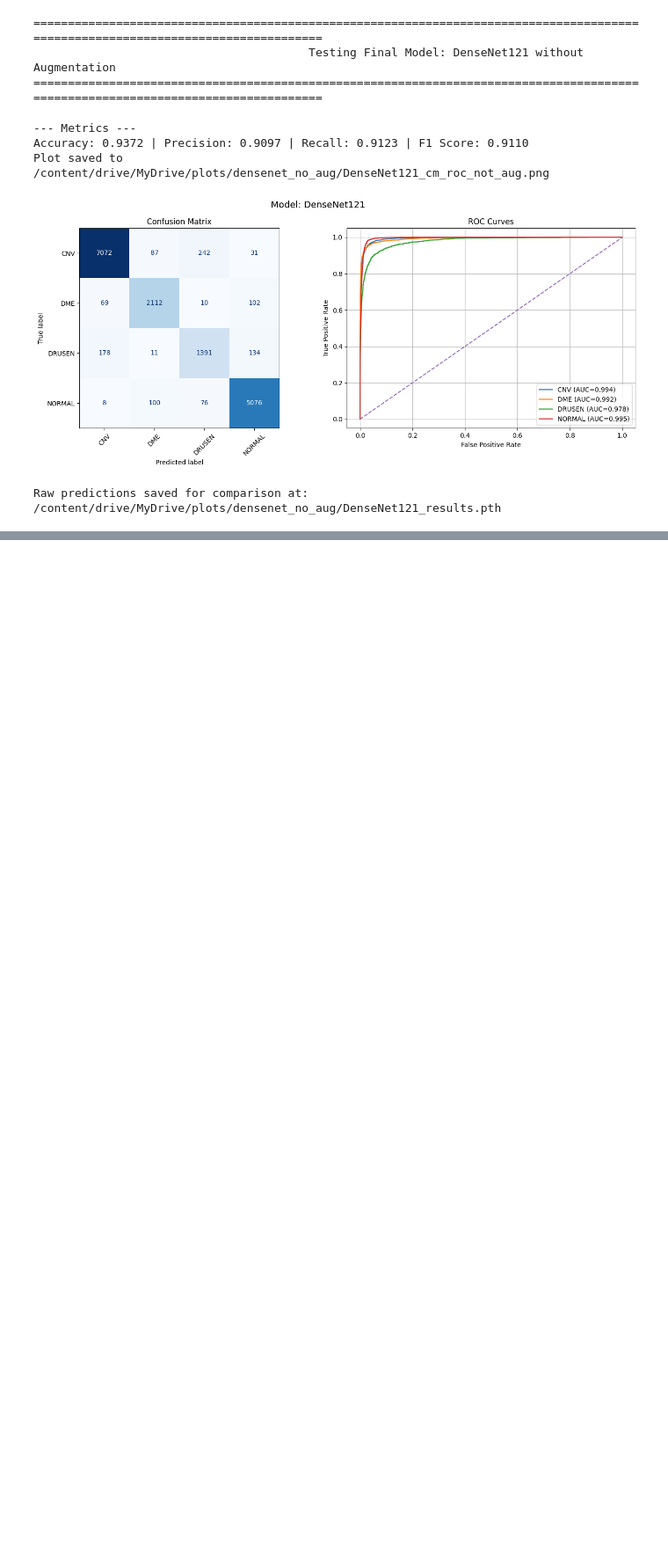
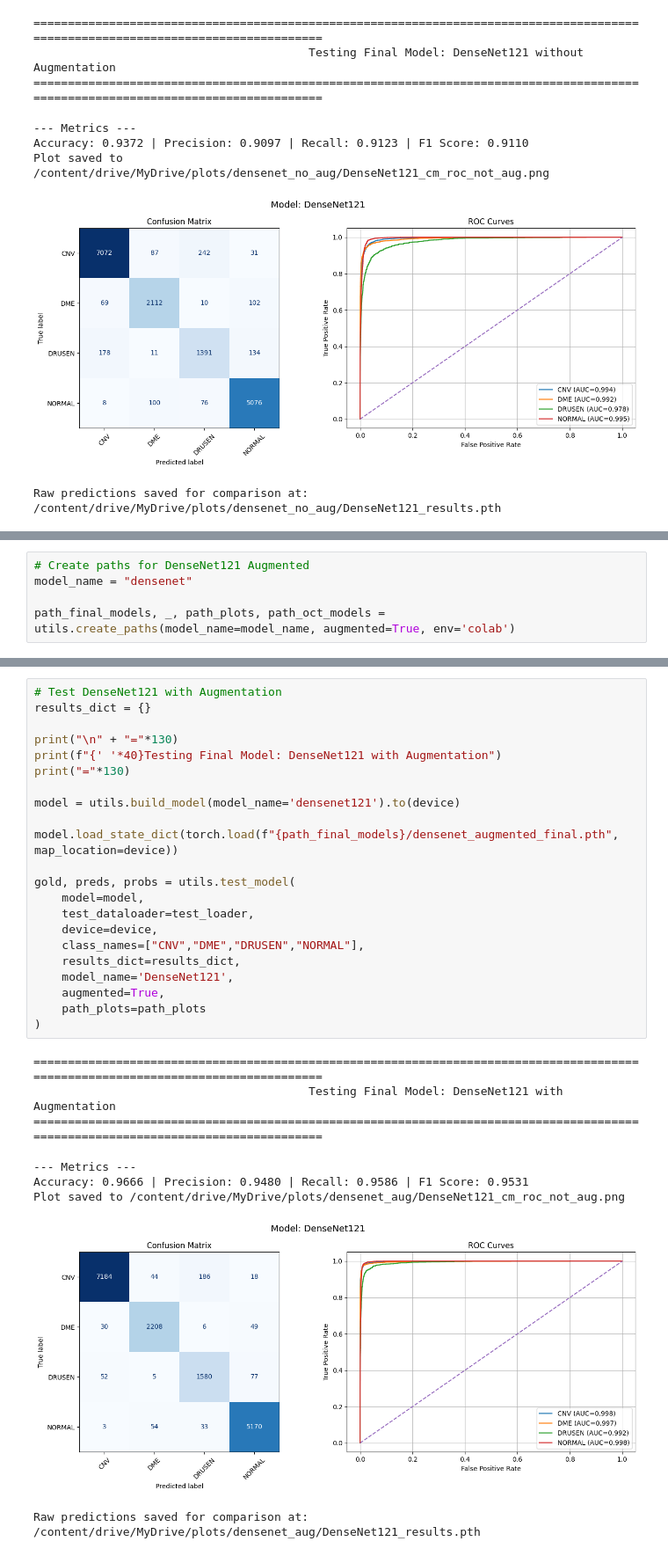
Before and after one commit to ManosGitProject/oct_retinal_classification_hackathon_v1, a Jupyter notebook: 03_Evaluation_Test_Data.ipynb, the cells around one changed output, grey strips where cells are left out. Shown at 88% size. Saved outputs shown, nothing was run; the diff lists cells and outputs as text; blank space fills up the shorter version.

```diff
--- a/03_Evaluation_Test_Data.ipynb
+++ b/03_Evaluation_Test_Data.ipynb
@@ -350,0 +384,5 @@ weighted avg       0.94      0.94      0.94     16699
+# %%
+# Create paths for DenseNet121 Augmented
+model_name = "densenet"
+
+path_final_models, _, path_plots, path_oct_models = utils.create_paths(model_name=model_name, augmented=True, env='colab')
@@ -350,0 +397,31 @@ weighted avg       0.94      0.94      0.94     16699
+# %%
+# Test DenseNet121 with Augmentation
+results_dict = {}
+
+print("\n" + "="*130)
+print(f"{' '*40}Testing Final Model: DenseNet121 with Augmentation")
+print("="*130)
+
+model = utils.build_model(model_name='densenet121').to(device)
+
+model.load_state_dict(torch.load(f"{path_final_models}/densenet_augmented_final.pth", map_location=device))
+
+gold, preds, probs = utils.test_model(
+    model=model,
+    test_dataloader=test_loader,
+    device=device,
+    class_names=["CNV","DME","DRUSEN","NORMAL"],
+    results_dict=results_dict,
+    model_name='DenseNet121',
+    augmented=True,
+    path_plots=path_plots
+)
+# %% [output]
+==================================================================================================================================
+                                        Testing Final Model: DenseNet121 with Augmentation
+==================================================================================================================================
+--- Metrics ---
+Accuracy: 0.9666 | Precision: 0.9480 | Recall: 0.9586 | F1 Score: 0.9531
+Plot saved to /content/drive/MyDrive/plots/densenet_aug/DenseNet121_cm_roc_not_aug.png
+[figure, added]
+Raw predictions saved for comparison at: /content/drive/MyDrive/plots/densenet_aug/DenseNet121_results.pth
```
Also changed, not shown: parts of 29 cells of this notebook, 1 other file.
